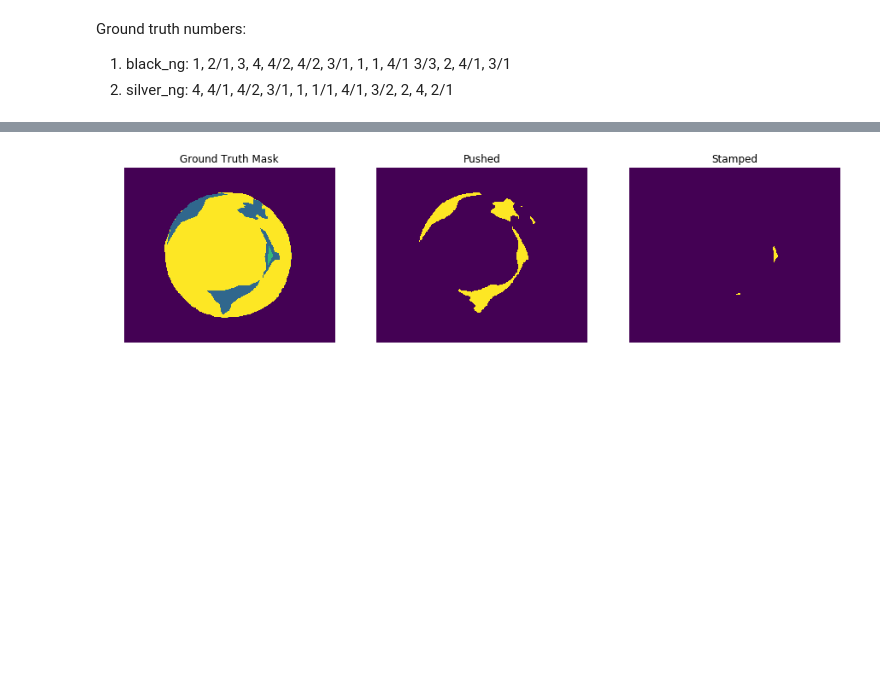
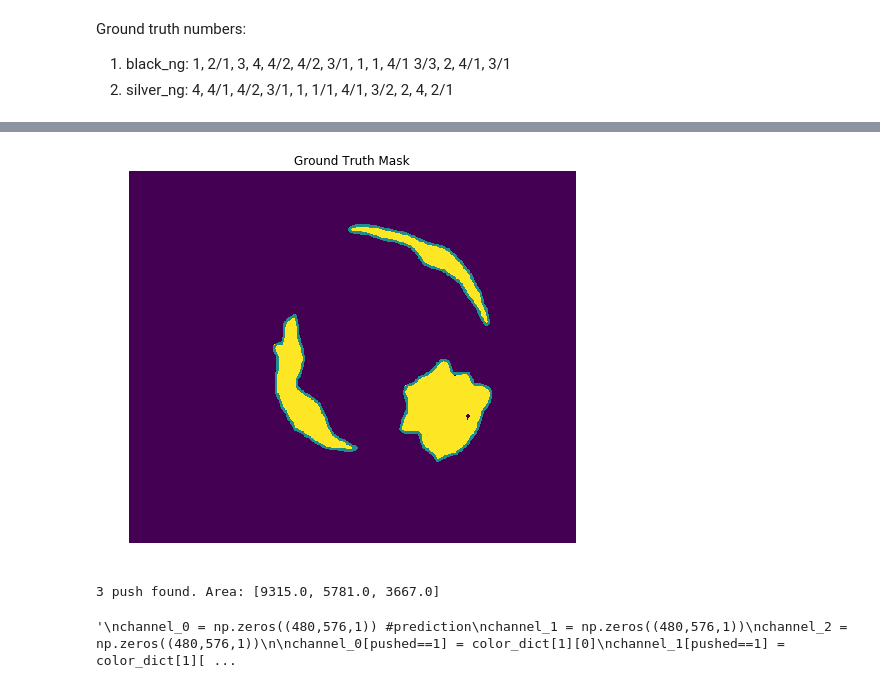
Before and after one commit to jhk0429/Segmentation_project, a Jupyter notebook: Inference.ipynb, the cells around one changed output, grey strips where cells are left out. Drawn from its saved outputs; the diff is of its cells as text; code cells hidden in the pictures; blank space fills up the shorter version.

```diff
--- a/Inference.ipynb
+++ b/Inference.ipynb
@@ -310,15 +322,14 @@ print(np.shape(pred_mask[0][0][0]))
+# %%
+pushed_x = np.array(pushed).astype(np.uint8) * 255
+k = cv2.getStructuringElement(cv2.MORPH_RECT, (10,10))
+closing = cv2.morphologyEx(pushed_x, cv2.MORPH_CLOSE, k)
+
+contours, hierarchy = cv2.findContours(closing, cv2.RETR_LIST, cv2.CHAIN_APPROX_NONE)
+img, area, wh, count = draw_and_count(pushed_x, contours, label='push', draw_type='contour')
+# %% [output]
+[figure, added]
+3 push found. Area: [9315.0, 5781.0, 3667.0]
 # %%
-idx = 5
-
-ex = np.round(pred_mask[idx][0][0]) # ex = H,W,4
-
-pushed = tf.expand_dims(ex[:,:,1], -1) + tf.expand_dims(ex[:,:,2], -1)
-circle = tf.expand_dims(ex[:,:,3], -1)
-stamped = tf.expand_dims(ex[:,:,2], -1) # stamped = H,W,1
-bg = tf.expand_dims(ex[:,:,0], -1)
-
-#bg = 0, pushed = 1, stamped = 2, circle = 3
-
 """
 channel_0 = np.zeros((480,576,1)) #prediction
 channel_1 = np.zeros((480,576,1))
@@ -344,11 +355,6 @@ com = tf.concat([channel_0, channel_1, channel_2], -1)
 """
 
 #display(com, idx, only_inference=True)
-
-gt_mask = np.round(test_y[idx],decimals = 0)
-#print((gt_mask==1).sum())
-
-display([gt_mask, pushed, stamped])
 # %% [output]
-[figure, removed]
+'\nchannel_0 = np.zeros((480,576,1)) #prediction\nchannel_1 = np.zeros((480,576,1))\nchannel_2 = np.zeros((480,576,1))\n\nchannel_0[pushed==1] = color_dict[1][0]\nchannel_1[pushed==1] = color_dict[1][ ...
 # %%
```
Also changed, not shown: parts of 19 cells of this notebook.
